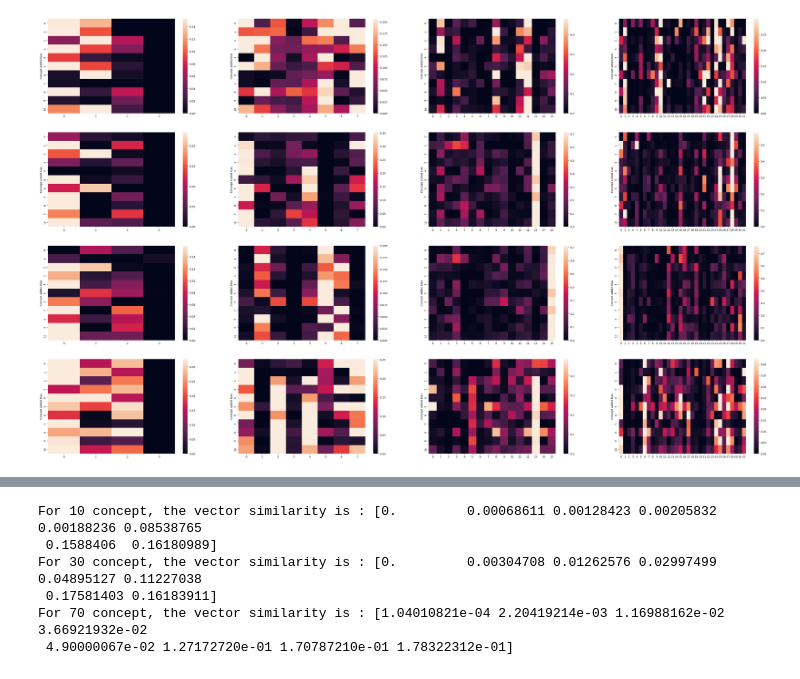
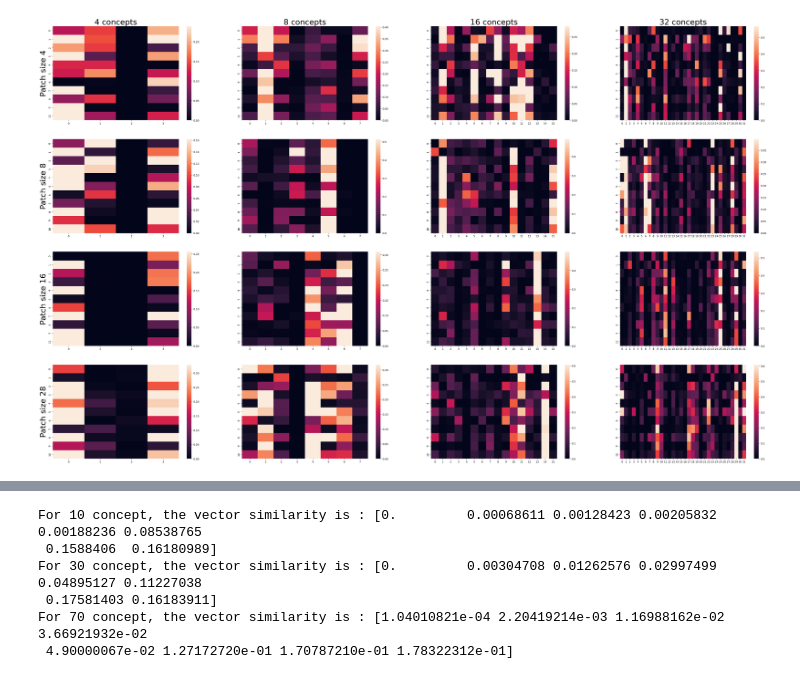
Before and after one commit to vitryt/label-free-bias-identification, a Jupyter notebook: data_recovery.ipynb, the cells around one changed output, grey strips where cells are left out. Saved outputs shown, nothing was run; the diff lists cells and outputs as text; code cells hidden in the pictures.

```diff
--- a/data_recovery.ipynb
+++ b/data_recovery.ipynb
@@ -31,0 +37,13 @@ sb.heatmap(model_res["correctness_matrix"]/model_res["appearance_matrix"], vmin=
+# %%
+exp_id = 10
+exp_name = "MNIST"
+with open("/data/4vitry/models/" + exp_name + "/test_model_" + str(exp_id) + ".pkl", "rb") as f:
+    stat = np.array(pkl.load(f))
+label_sum = stat.sum(axis=1)
+stat = (stat.T / label_sum).T
+# label_sum = stat.sum(axis=0)
+# stat = stat / label_sum
+ax = sb.heatmap(stat, vmin=0, vmax=0.2, annot=True, xticklabels=list(range(10)), yticklabels=list(range(10)))
+ax.set(xlabel="b(x)", ylabel="f(x)")
+plt.show()
+stat
@@ -106,7 +173,8 @@ For 16 concept, the vector similarity is : [0.         0.00473113 0.004451   0.0
 # %%
 from math import ceil
-concept_id = 3
-patch_size_id = 2
+concept_id = 2
+patch_size_id = 0
+studied_bias = 4
 number_of_concepts = concept_amounts[concept_id]
 def show(img, **kwargs):
   img = np.array(img)
@@ -150,38 +206,42 @@ Concept 5
 # %%
-exp_id = 10
+exp_id = 14
 studied_bias = 5
 concept_range = range(0,4)
 concept_amounts = [4, 8, 16, 32]
 patch_size_range = range(0,4)
 patch_sizes = [4, 8, 16, 28]
 fig, axes = plt.subplots(len(patch_size_range), len(concept_range), figsize=(50,30))
 for index, concept_id in enumerate(concept_range):
     for indexj, patch_id in enumerate(patch_size_range):
         patch_size = patch_sizes[patch_id]
         amount_of_concept = concept_amounts[concept_id]
         with open(f"/data/4vitry/models/{exp_name}/bias_{exp_id}_{concept_id}_{patch_id}.pkl", "rb") as f:
             bias_res = pkl.load(f)
         # with open(f"/data/4vitry/models/{exp_name}/concepts_{exp_id}_{concept_id}_{patch_id}.pkl", "rb") as f:
         #     concept_res = pkl.load(f)
         table = []
         for i in range(10):
             table.append((bias_res[studied_bias][i][1] - bias_res[studied_bias][i][0]).mean(axis=0))
         table.append(sum(table)/len(table))
 
         table1 = []
         for i in range(10):
             table1.append(((bias_res[studied_bias][i][1] > 0) & (bias_res[studied_bias][i][0] == 0)).sum(axis=0)/len(bias_res[studied_bias][i][0]))
         table1.append(sum(table1)/len(table1))
 
         table2 = []
         for i in range(10):
             table2.append(((bias_res[studied_bias][i][1] == 0) & (bias_res[studied_bias][i][0] > 0)).sum(axis=0)/len(bias_res[studied_bias][i][0]))
         table2.append(sum(table2)/len(table2))
         # sb.heatmap(table, center=0, annot=False, ax=axes[indexj][index])
         # axes[indexj][index].set(ylabel="Raw bias difference", title=f"{amount_of_concept} concepts")
-        sb.heatmap(table1, vmin=0, vmax=table1[-1].max(), annot=False, ax=axes[indexj][index])
-        axes[indexj][index].set(ylabel="Concept added bias")
+        sb.heatmap(table1, vmin=0, vmax=table1[-1].max(), annot=False, ax=axes[indexj][index], cbar=True)
+        # axes[indexj][index].set(ylabel="Class label", xlabel="Concept id")
+        if index == 0:
+            axes[indexj][index].set_ylabel(f"Patch size {patch_size}", fontsize=30)
+        if indexj == 0:
+            axes[indexj][index].set_title(f"{amount_of_concept} concepts", {"fontsize":30})
         # sb.heatmap(table2, vmin=0, vmax=table2[-1].max(), annot=False, ax=axes[indexj][index])
         # axes[indexj][index].set(ylabel="Concept removed bias")
 # %% [output]
-[figure, old version]
+[figure, new version]
```
Also changed, not shown: parts of 15 cells of this notebook, 5 other files.
